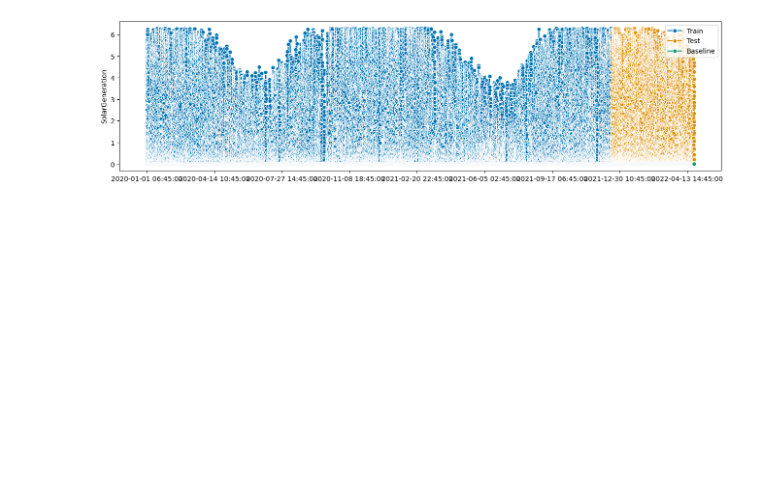
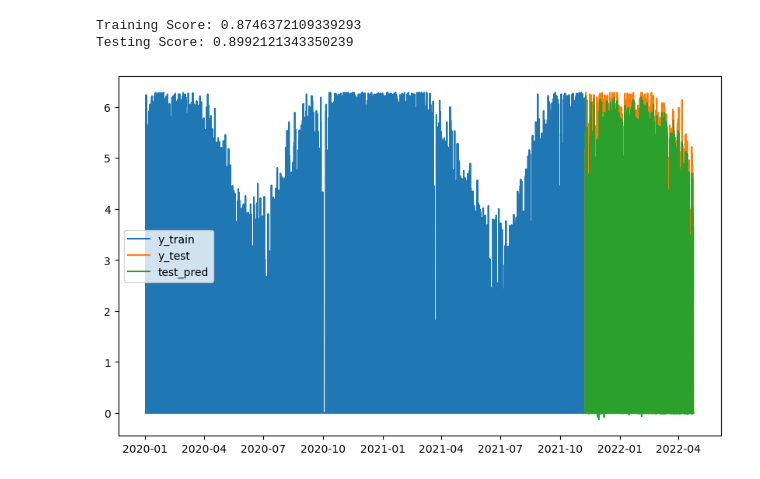
Before and after one commit to jeff-shakes/Solar-Generation-Prediction, a Jupyter notebook: code/04 - Modeling.ipynb, the cells around one changed output. Saved outputs shown, nothing was run; the diff lists cells and outputs as text; code cells hidden in the pictures; blank space fills up the shorter version.

```diff
--- a/code/04 - Modeling.ipynb
+++ b/code/04 - Modeling.ipynb
@@ -69,4 +109,24 @@ baseline_preds = baseline.predict(y_test.index)
-# %%
-plot_series(y_train, y_test, baseline_preds, labels = ['Train', 'Test', 'Baseline']);
-# %% [output]
-[figure, removed]
+# %%
+df.dropna(inplace = True)
+# %%
+X_train, X_test, y_train, y_test = train_test_split(df.drop(columns = 'SolarGeneration'),
+                                                    df['SolarGeneration'],
+                                                    test_size = 0.2,
+                                                    shuffle = False)
+# %%
+lr = LinearRegression()
+lr.fit(X_train, y_train)
+print(f'Training Score: {lr.score(X_train, y_train)}')
+print(f'Testing Score: {lr.score(X_test, y_test)}')
+preds = lr.predict(X_test)
+# %% [output]
+Training Score: 0.8746372109339293
+Testing Score: 0.8992121343350239
+# %%
+plt.figure(figsize = (10, 6))
+plt.plot(y_train, label = 'y_train')
+plt.plot(y_test, label = 'y_test')
+plt.plot(y_test.index, preds, label = 'test_pred')
+plt.legend();
+# %% [output]
+[figure, added]
```
Also changed, not shown: parts of 46 cells of this notebook, 19 other files.
